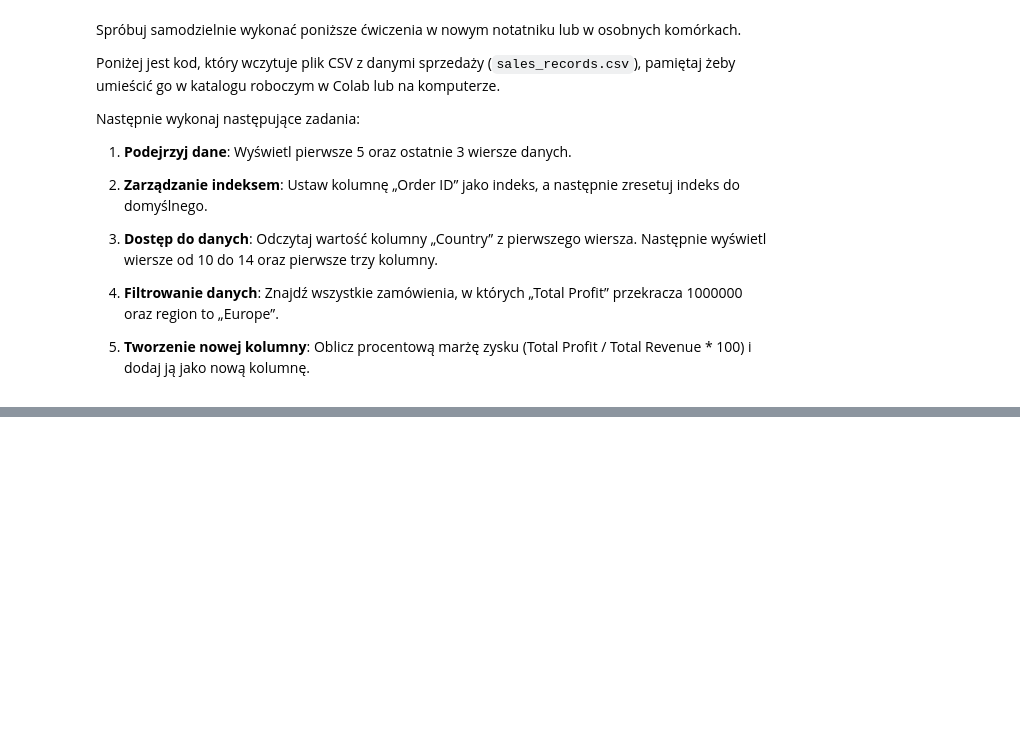
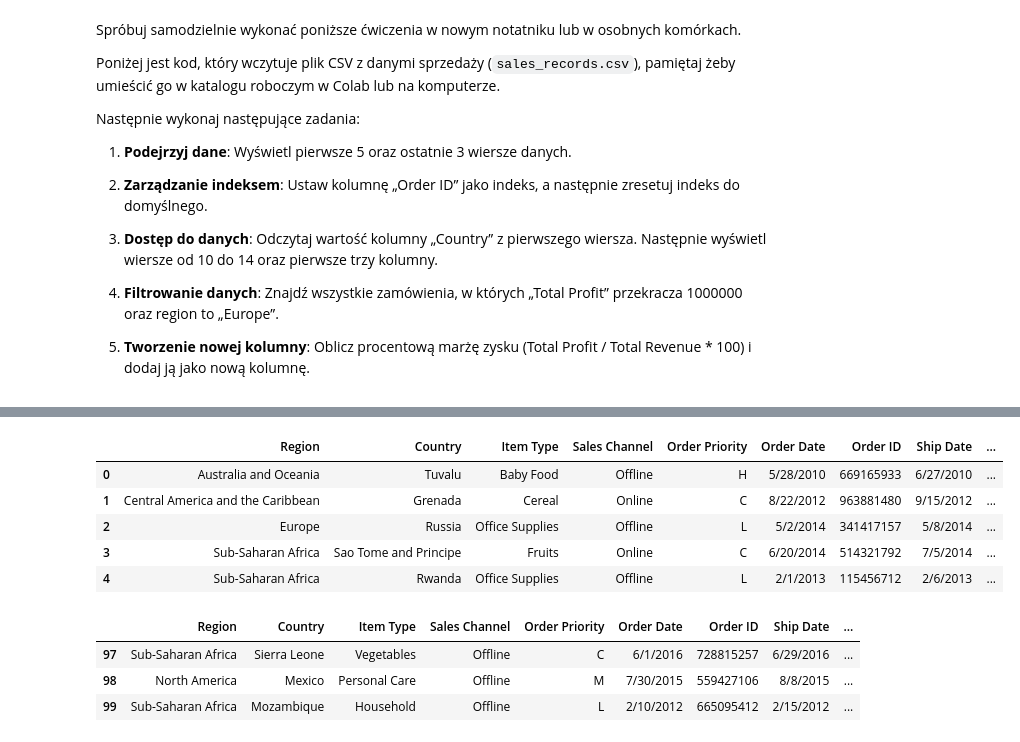
Before and after one commit to mkwkomorowski/pierwszy-projekt, a Jupyter notebook: 3_9_pandas_operacje_na_df.ipynb, the cells around one changed output, grey strips where cells are left out. Cells and saved outputs as stored; diff of their text form; code cells hidden in the pictures; blank space fills up the shorter version.

```diff
--- a/3_9_pandas_operacje_na_df.ipynb
+++ b/3_9_pandas_operacje_na_df.ipynb
@@ -317,0 +700,15 @@ df
+# %%
+# Zadanie 1:  Wyświetl pierwsze 5 oraz ostatnie 3 wiersze danych.
+display(df.head())
+display(df.tail(3))
+# %% [output]
+|  | Region | Country | Item Type | Sales Channel | Order Priority | Order Date | Order ID | Ship Date | ... |
+| 0 | Australia and Oceania | Tuvalu | Baby Food | Offline | H | 5/28/2010 | 669165933 | 6/27/2010 | ... |
+| 1 | Central America and the Caribbean | Grenada | Cereal | Online | C | 8/22/2012 | 963881480 | 9/15/2012 | ... |
+| 2 | Europe | Russia | Office Supplies | Offline | L | 5/2/2014 | 341417157 | 5/8/2014 | ... |
+| 3 | Sub-Saharan Africa | Sao Tome and Principe | Fruits | Online | C | 6/20/2014 | 514321792 | 7/5/2014 | ... |
+| 4 | Sub-Saharan Africa | Rwanda | Office Supplies | Offline | L | 2/1/2013 | 115456712 | 2/6/2013 | ... |
+|  | Region | Country | Item Type | Sales Channel | Order Priority | Order Date | Order ID | Ship Date | ... |
+| 97 | Sub-Saharan Africa | Sierra Leone | Vegetables | Offline | C | 6/1/2016 | 728815257 | 6/29/2016 | ... |
+| 98 | North America | Mexico | Personal Care | Offline | M | 7/30/2015 | 559427106 | 8/8/2015 | ... |
+| 99 | Sub-Saharan Africa | Mozambique | Household | Offline | L | 2/10/2012 | 665095412 | 2/15/2012 | ... |
```
Also changed, not shown: parts of 78 cells of this notebook, 2 other files.
